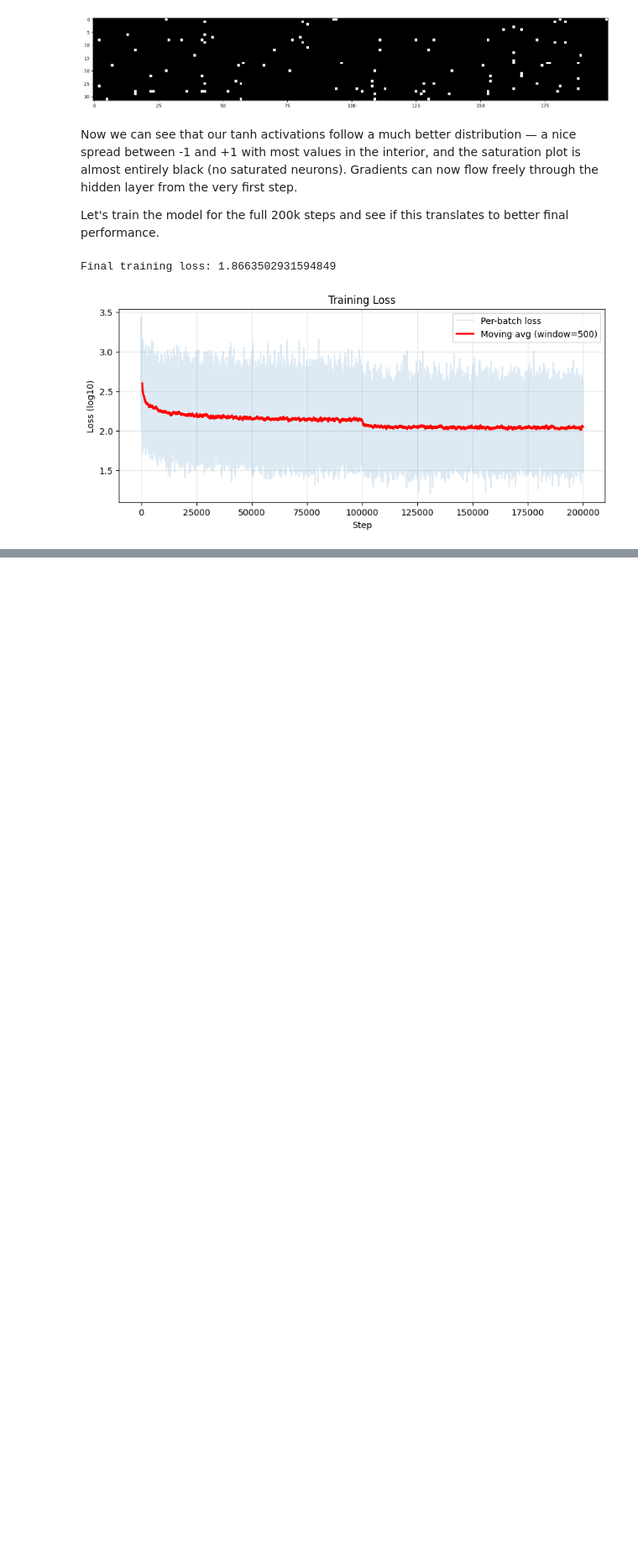
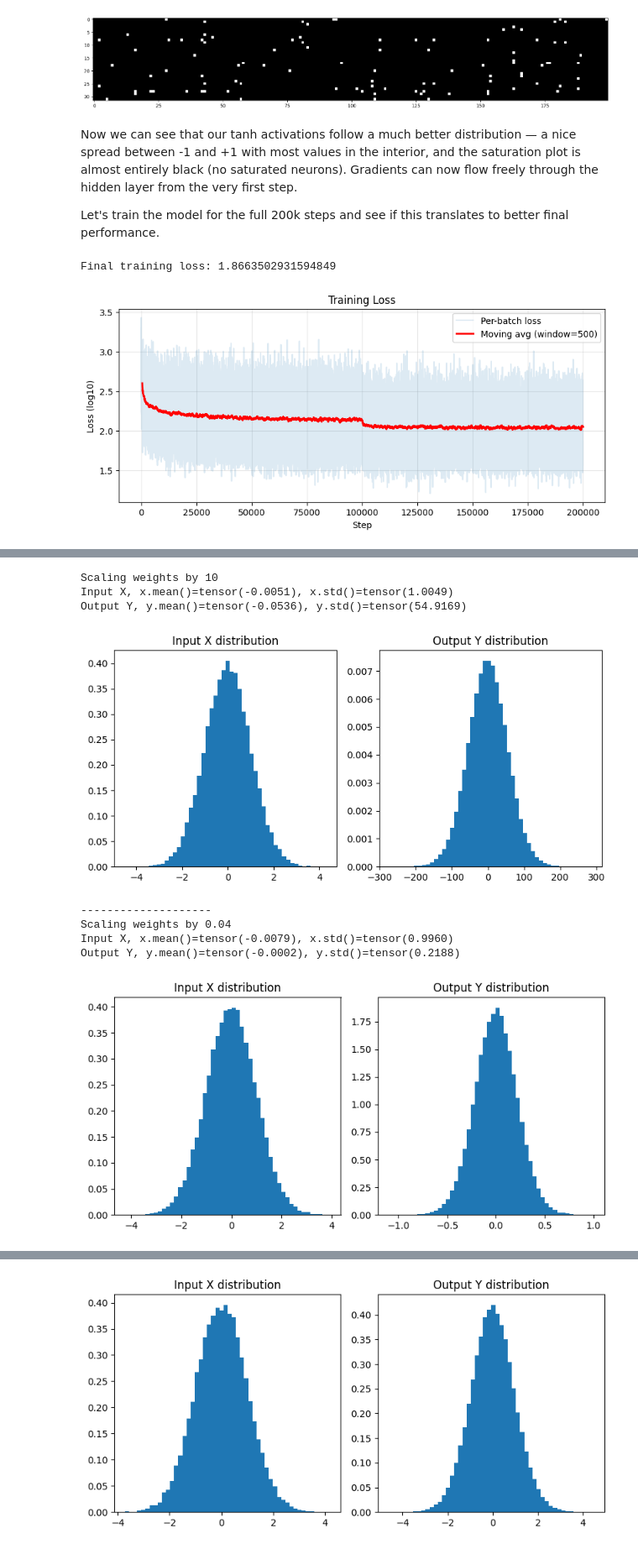
Before and after one commit to kshitijg92/karpathy-zero-to-hero-deep-work, a Jupyter notebook: lesson_4_makemore_batchnorm/makemore_initialization_batchnorm_part1.ipynb, the cells around one changed output, grey strips where cells are left out. Shown at 84% size. Drawn from its saved outputs; the diff is of its cells as text; code cells hidden in the pictures; blank space fills up the shorter version.

```diff
--- a/lesson_4_makemore_batchnorm/makemore_batchnorm_part1.ipynb
+++ b/lesson_4_makemore_batchnorm/makemore_initialization_batchnorm_part1.ipynb
@@ -682,0 +744,77 @@ We need a **principled, automatic** way to choose initialization scales based on
+# %%
+weight_scale = 10
+x = torch.randn(1000, 30)
+w = torch.randn(30, 200) * weight_scale
+y = x @ w # ignore bias and non linearity for now
+
+print(f"Scaling weights by {weight_scale} ")
+print(f"Input X, {x.mean()=}, {x.std()=}")
+print(f"Output Y, {y.mean()=}, {y.std()=}")
+
+# lets look at our tanh activations now
+fig, axs = plt.subplots(1, 2, figsize=(8, 4))
+
+axs[0].hist(x.flatten().tolist(), bins=50, density=True)
+axs[0].set_title('Input X distribution')
+
+axs[1].hist(y.flatten().tolist(), bins=50, density=True)
+axs[1].set_title('Output Y distribution')
+
+plt.tight_layout()
+plt.show()
+
+print ("-"*20)
+
+weight_scale = 0.04
+x = torch.randn(1000, 30)
+w = torch.randn(30, 200) * weight_scale
+y = x @ w # ignore bias and non linearity for now
+
+print(f"Scaling weights by {weight_scale} ")
+print(f"Input X, {x.mean()=}, {x.std()=}")
+print(f"Output Y, {y.mean()=}, {y.std()=}")
+
+# lets look at our tanh activations now
+fig, axs = plt.subplots(1, 2, figsize=(8, 4))
+
+axs[0].hist(x.flatten().tolist(), bins=50, density=True)
+axs[0].set_title('Input X distribution')
+
+axs[1].hist(y.flatten().tolist(), bins=50, density=True)
+axs[1].set_title('Output Y distribution')
+
+plt.tight_layout()
+plt.show()
+
+print ("-"*20)
+
+weight_scale = 1.0 / 30 ** 0.5
+x = torch.randn(1000, 30)
+w = torch.randn(30, 200) * weight_scale
+y = x @ w # ignore bias and non linearity for now
+
+print(f"Scaling weights by {weight_scale} ")
+print(f"Input X, {x.mean()=}, {x.std()=}")
+print(f"Output Y, {y.mean()=}, {y.std()=}")
+
+# lets look at our tanh activations now
+fig, axs = plt.subplots(1, 2, figsize=(8, 4))
+
+axs[0].hist(x.flatten().tolist(), bins=50, density=True)
+axs[0].set_title('Input X distribution')
+
+axs[1].hist(y.flatten().tolist(), bins=50, density=True)
+axs[1].set_title('Output Y distribution')
+
+plt.tight_layout()
+plt.show()
+# %% [output]
+Scaling weights by 10
+Input X, x.mean()=tensor(-0.0051), x.std()=tensor(1.0049)
+Output Y, y.mean()=tensor(-0.0536), y.std()=tensor(54.9169)
+[figure, added]
+--------------------
+Scaling weights by 0.04
+Input X, x.mean()=tensor(-0.0079), x.std()=tensor(0.9960)
+Output Y, y.mean()=tensor(-0.0002), y.std()=tensor(0.2188)
+[figure, added]
@@ -682,0 +825 @@ We need a **principled, automatic** way to choose initialization scales based on
+[figure, added]
```
Also changed, not shown: parts of 6 cells of this notebook.
